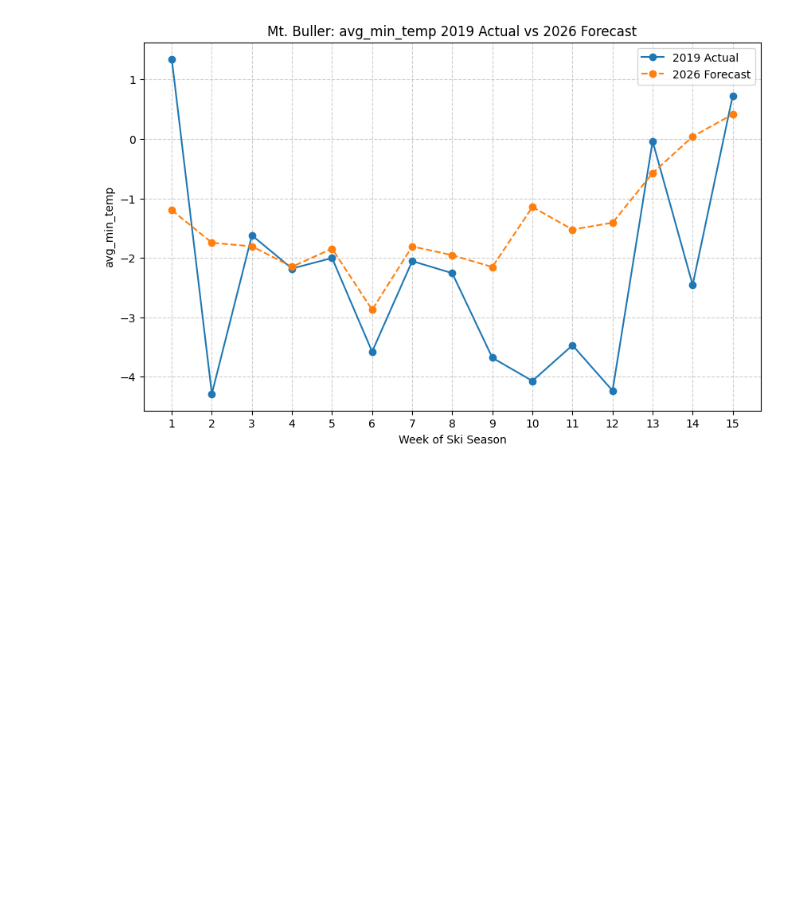
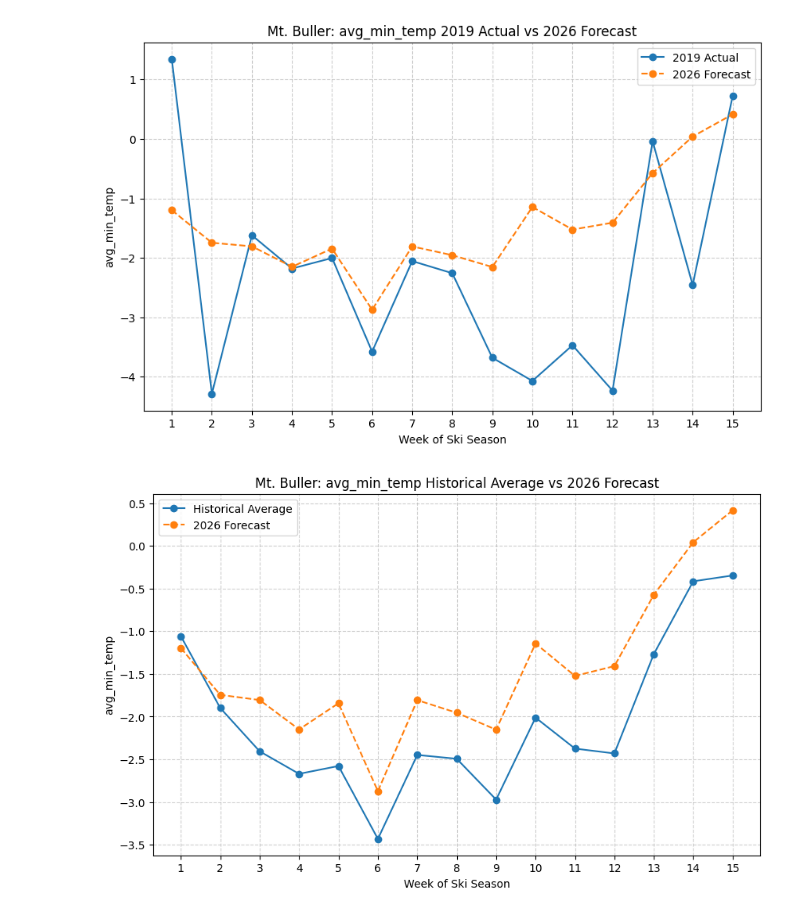
Before and after one commit to bsri0004/R2B2, a Jupyter notebook: predictive/time-series.ipynb, the cells around one changed output. Drawn from its saved outputs; the diff is of its cells as text; code cells hidden in the pictures; blank space fills up the shorter version.

```diff
--- a/predictive/time-series.ipynb
+++ b/predictive/time-series.ipynb
@@ -190,3 +190,28 @@ plt.grid(True, linestyle="--", alpha=0.6)
 plt.show()
 # %% [output]
 [figure]
+# %%
+import matplotlib.pyplot as plt
+
+resort_viz = "Mt. Buller"
+features_viz = "avg_min_temp"
+
+# Filter Mount Buller from training dataset and calculate average across all years
+buller_historical = df_train[df_train["Resort"]==resort_viz].groupby("Week")[features_viz].mean()
+
+# Filter Mount Buller 2026 forecast
+buller_2026 = future_2026[(future_2026["Resort"]==resort_viz) & (future_2026["Year"]==2026)]
+
+plt.figure(figsize=(10,6))
+plt.plot(buller_historical.index, buller_historical.values, marker="o", label="Historical Average")
+plt.plot(buller_2026["Week"], buller_2026[features_viz], marker="o", linestyle="--", label="2026 Forecast")
+
+plt.xticks(range(1,16))
+plt.xlabel("Week of Ski Season")
+plt.ylabel(features_viz)
+plt.title(f"{resort_viz}: {features_viz} Historical Average vs 2026 Forecast")
+plt.legend()
+plt.grid(True, linestyle="--", alpha=0.6)
+plt.show()
+# %% [output]
+[figure, added]
```
Also changed, not shown: parts of 1 cell of this notebook, 1 other file.
